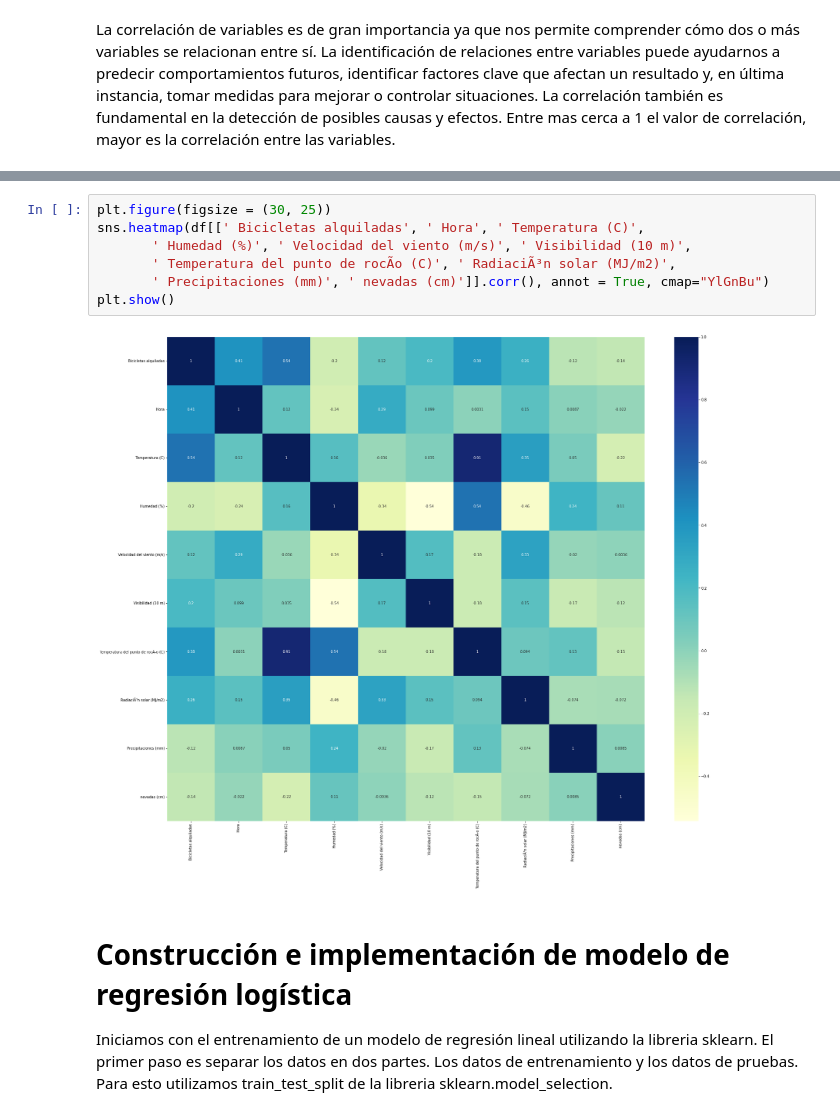
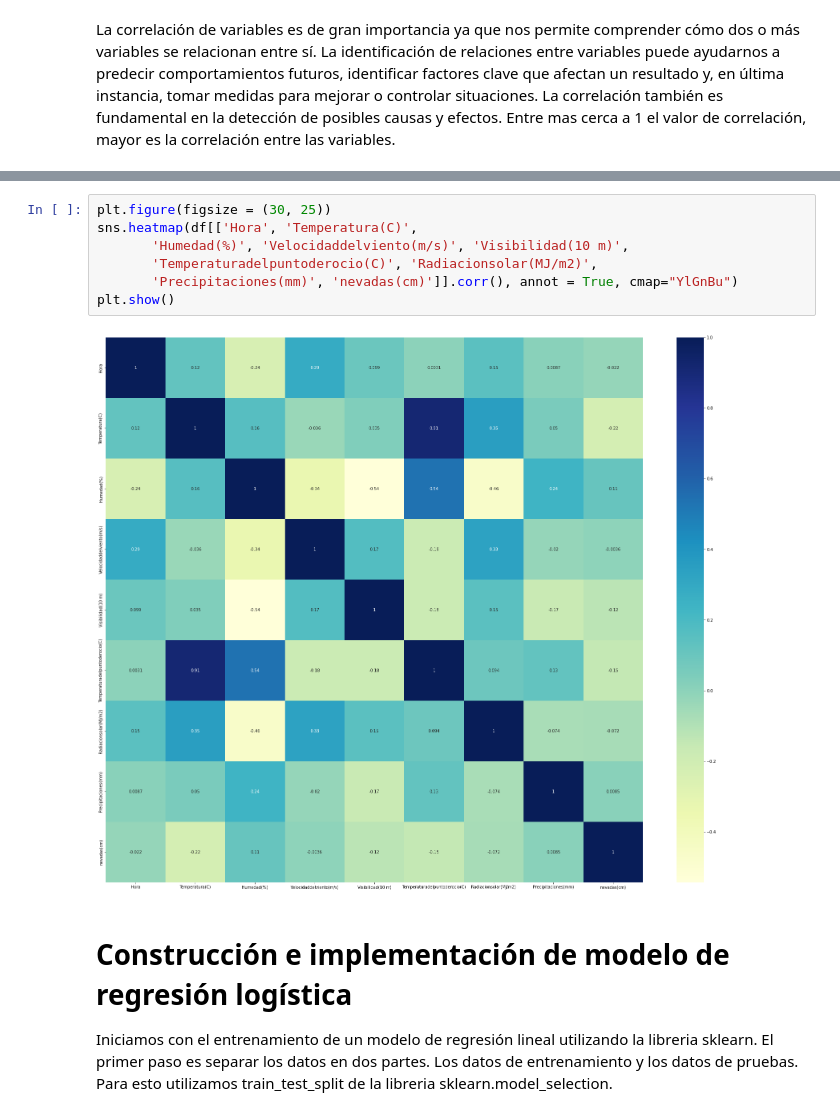
Before and after one commit to victormlgh/ModelajePredictivoOptimizacion, a Jupyter notebook: Semana3/BiciSeul.ipynb, the cells around one changed output, grey strips where cells are left out. Drawn from its saved outputs; the diff is of its cells as text.

```diff
--- a/Semana3/BiciSeul.ipynb
+++ b/Semana3/BiciSeul.ipynb
@@ -116,12 +116,12 @@ plt.show()
 # %%
 plt.figure(figsize = (30, 25))
-sns.heatmap(df[[' Bicicletas alquiladas', ' Hora', ' Temperatura (C)',
-       ' Humedad (%)', ' Velocidad del viento (m/s)', ' Visibilidad (10 m)',
-       ' Temperatura del punto de rocÃ­o (C)', ' RadiaciÃ³n solar (MJ/m2)',
-       ' Precipitaciones (mm)', ' nevadas (cm)']].corr(), annot = True, cmap="YlGnBu")
+sns.heatmap(df[['Hora', 'Temperatura(C)',
+       'Humedad(%)', 'Velocidaddelviento(m/s)', 'Visibilidad(10 m)',
+       'Temperaturadelpuntoderocio(C)', 'Radiacionsolar(MJ/m2)',
+       'Precipitaciones(mm)', 'nevadas(cm)']].corr(), annot = True, cmap="YlGnBu")
 plt.show()
 # %% [output]
-[figure, old version]
+[figure, new version]
 # %% [markdown]
 <h1>Construcción e implementación de modelo de regresión logística</h1>
 Iniciamos con el entrenamiento de un modelo de regresión lineal utilizando la libreria sklearn. El primer paso es separar los datos en dos partes. Los datos de entrenamiento y los datos de pruebas. Para esto utilizamos train_test_split de la libreria sklearn.model_selection.
```
Also changed, not shown: parts of 11 cells of this notebook, 2 other files.
